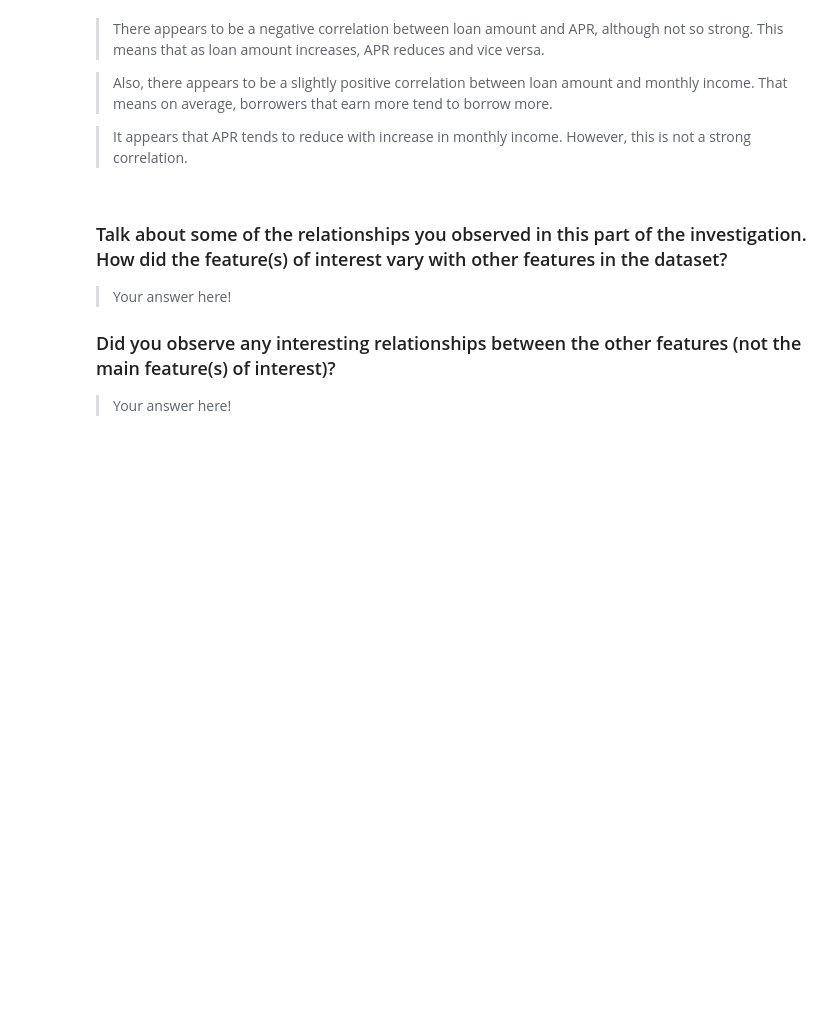
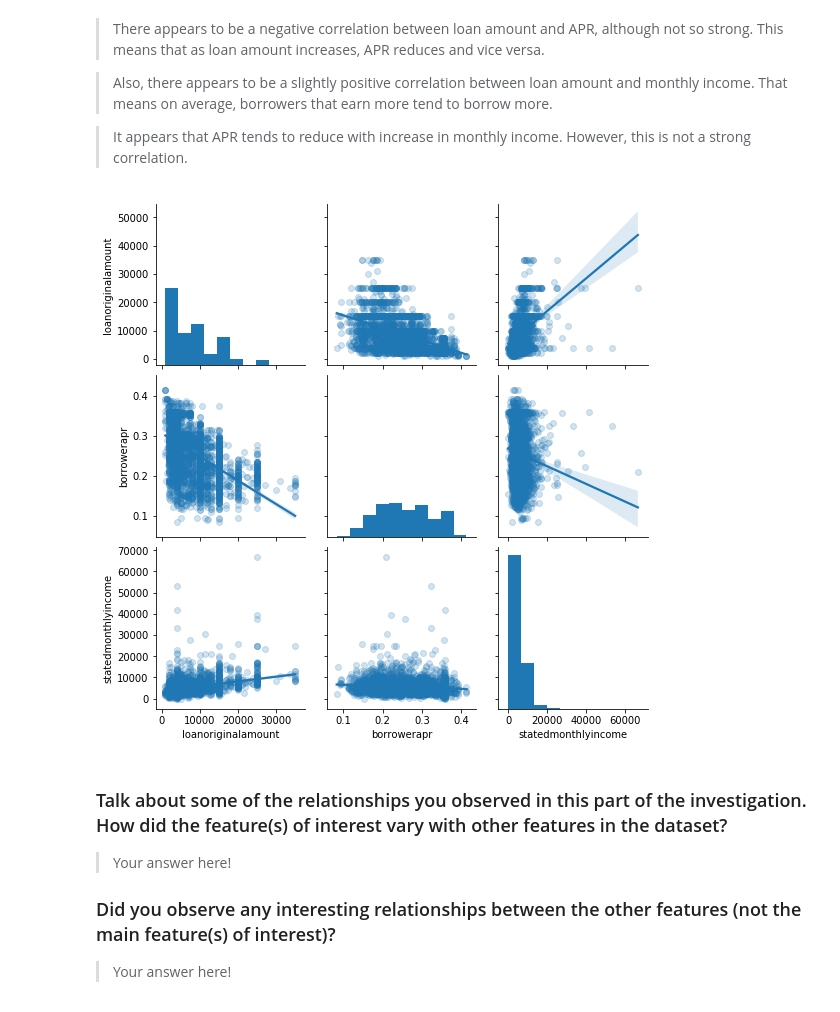
Before and after one commit to chukwume/prosperloandata, a Jupyter notebook: exploration_template.ipynb, the cells around one changed output. Cells and saved outputs as stored; diff of their text form; code cells hidden in the pictures; blank space fills up the shorter version.

Commit message:
feat: Add plot matrix for numeric vars

```diff
--- a/exploration_template.ipynb
+++ b/exploration_template.ipynb
@@ -307,6 +307,14 @@ plt.yticks(rotation=0);
 > Also, there appears to be a slightly positive correlation between loan amount and monthly income. That means on average, borrowers that earn more tend to borrow more.
 
 > It appears that APR tends to reduce with increase in monthly income. However, this is not a strong correlation.
+# %%
+# plot matrix: sample 5000 loans so that plots are clearer and render faster
+df_subsamp = df_sub.sample(5000)
+g = sb.PairGrid(data = df_subsamp.dropna(), vars = num_vars)
+g = g.map_diag(plt.hist)
+g.map_offdiag(sb.regplot, scatter_kws = {'alpha': 0.2});
+# %% [output]
+[figure, added]
 # %% [markdown]
 ### Talk about some of the relationships you observed in this part of the investigation. How did the feature(s) of interest vary with other features in the dataset?
 
```
